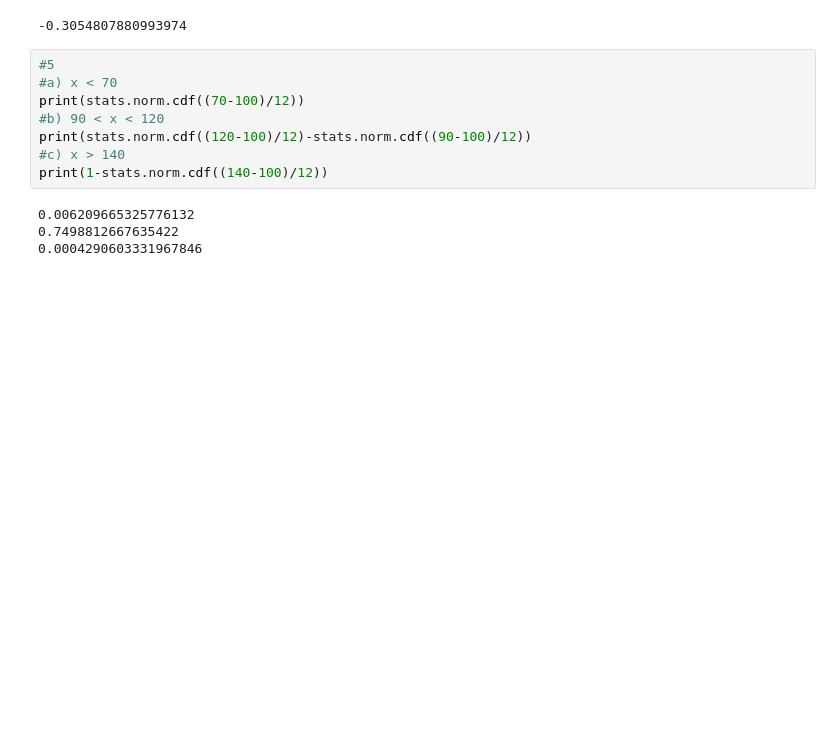
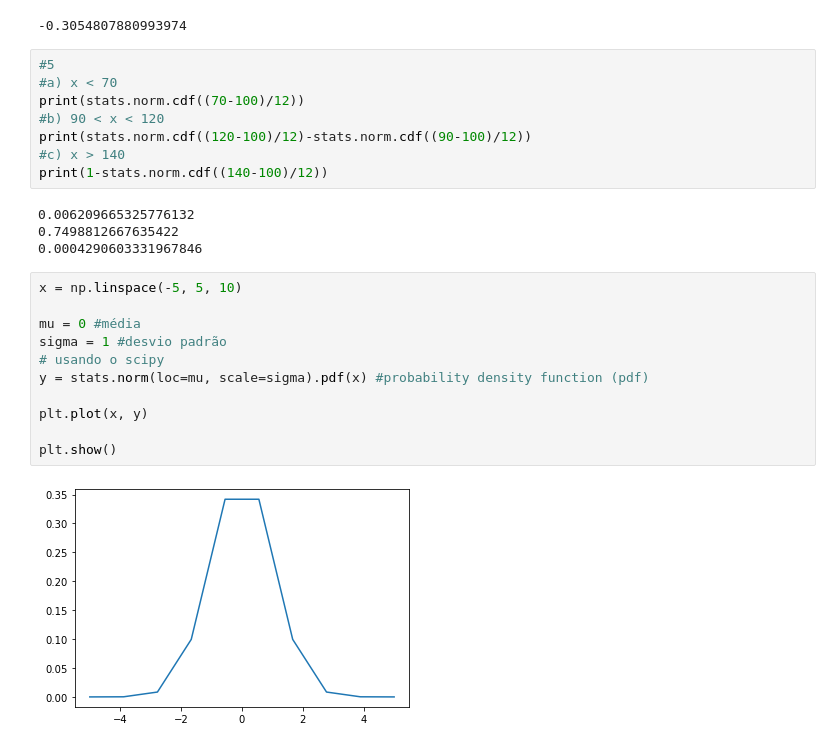
Before and after one commit to GabrielAsato/Curso_DS_Degree, a Jupyter notebook: Módulo 7 - Estatística I/Anotações aula 56.ipynb, the cells around one changed output. Drawn from its saved outputs; the diff is of its cells as text; blank space fills up the shorter version.

```diff
--- a/Módulo 7 - Estatística I/Anotações aula 56.ipynb
+++ b/Módulo 7 - Estatística I/Anotações aula 56.ipynb
@@ -93,3 +93,16 @@ print(1-stats.norm.cdf((140-100)/12))
 0.006209665325776132
 0.7498812667635422
 0.0004290603331967846
+# %%
+x = np.linspace(-5, 5, 10)
+
+mu = 0 #média
+sigma = 1 #desvio padrão
+# usando o scipy
+y = stats.norm(loc=mu, scale=sigma).pdf(x) #probability density function (pdf)
+
+plt.plot(x, y)
+
+plt.show()
+# %% [output]
+[figure, added]
```
Also changed, not shown: 8 other files.
